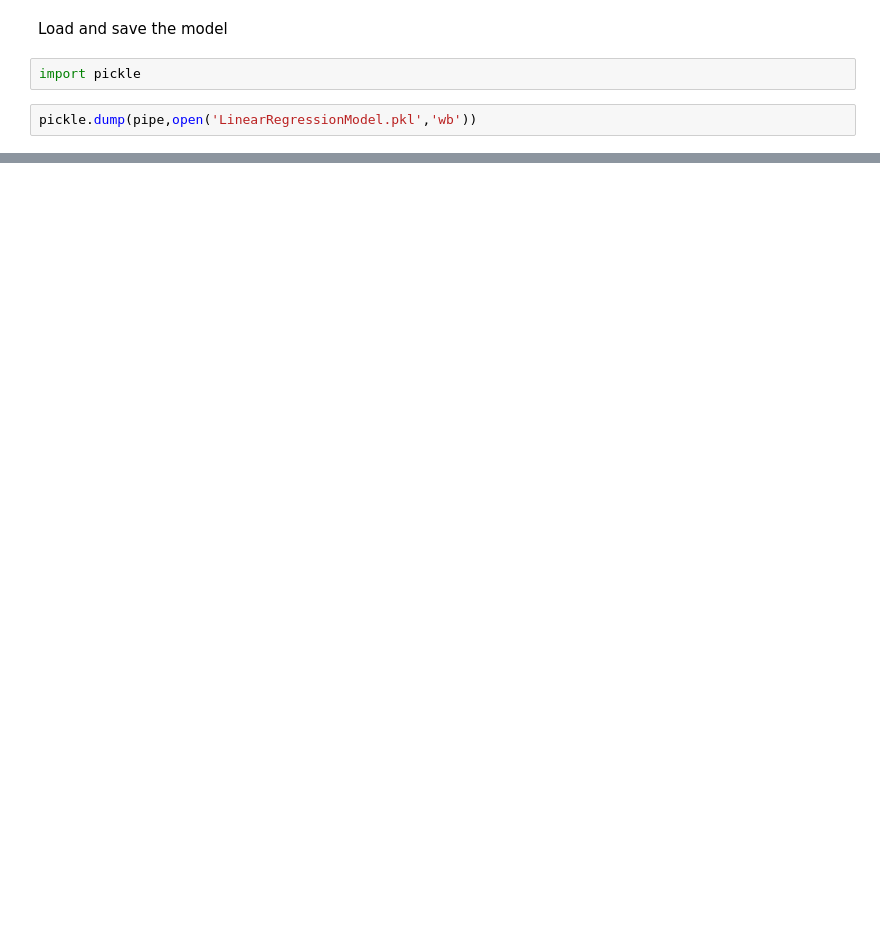
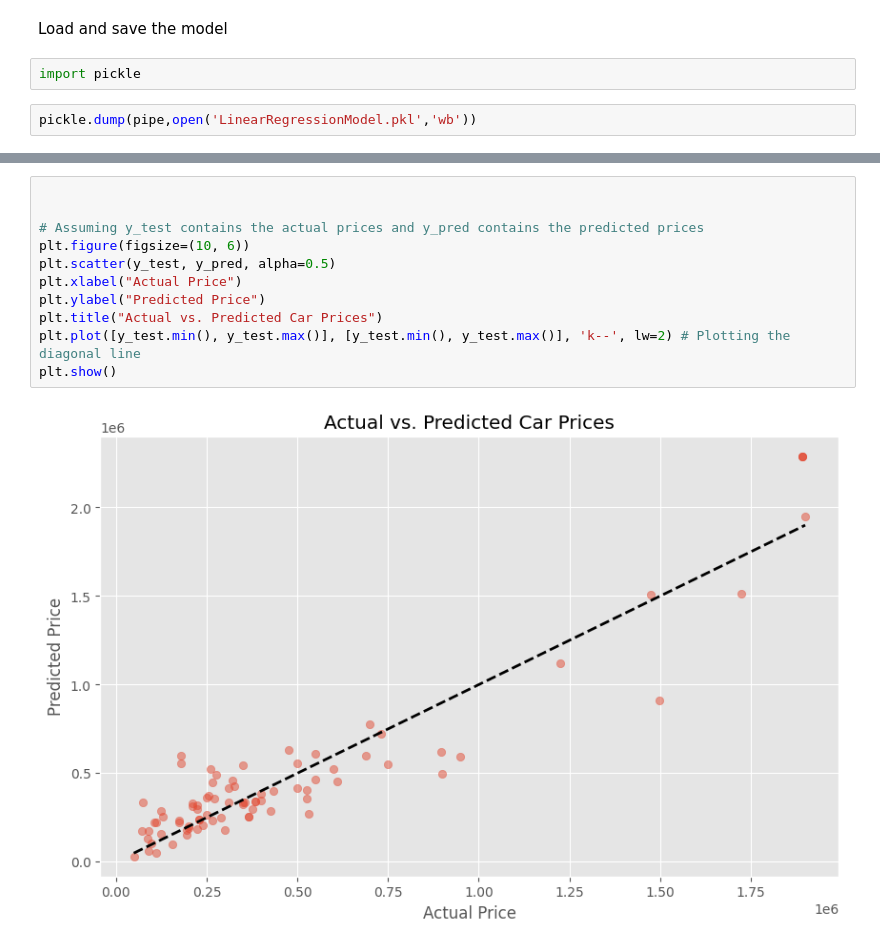
Before and after one commit to tikaramprajapati/Car-price-prediction-, a Jupyter notebook: Car_price_prediction.ipynb, the cells around one changed output, grey strips where cells are left out. Saved outputs shown, nothing was run; the diff lists cells and outputs as text; blank space fills up the shorter version.

```diff
--- a/Car_price_prediction.ipynb
+++ b/Car_price_prediction.ipynb
@@ -363,0 +429,13 @@ array(['Audi A3 Cabriolet 40 TFSI',
+# %%
+
+
+# Assuming y_test contains the actual prices and y_pred contains the predicted prices
+plt.figure(figsize=(10, 6))
+plt.scatter(y_test, y_pred, alpha=0.5)
+plt.xlabel("Actual Price")
+plt.ylabel("Predicted Price")
+plt.title("Actual vs. Predicted Car Prices")
+plt.plot([y_test.min(), y_test.max()], [y_test.min(), y_test.max()], 'k--', lw=2) # Plotting the diagonal line
+plt.show()
+# %% [output]
+[figure, added]
```
Also changed, not shown: parts of 20 cells of this notebook.
